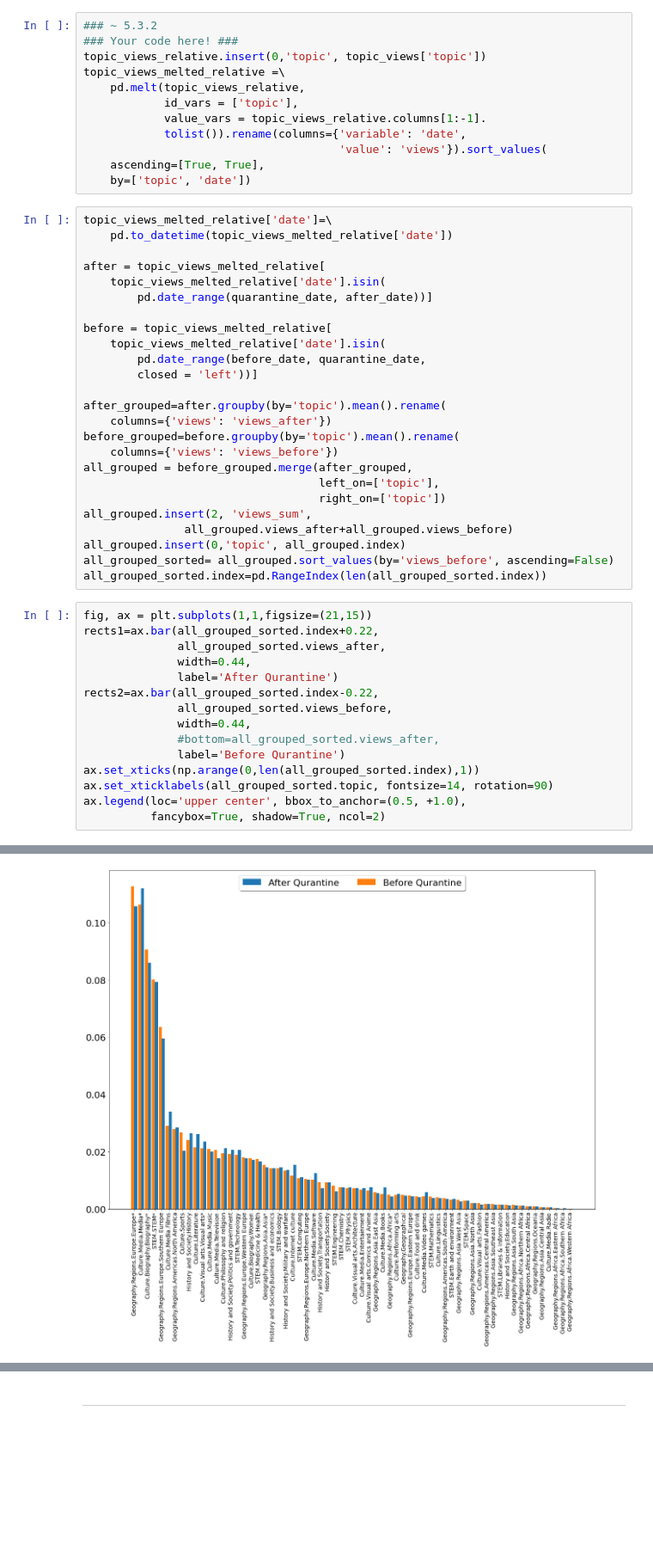
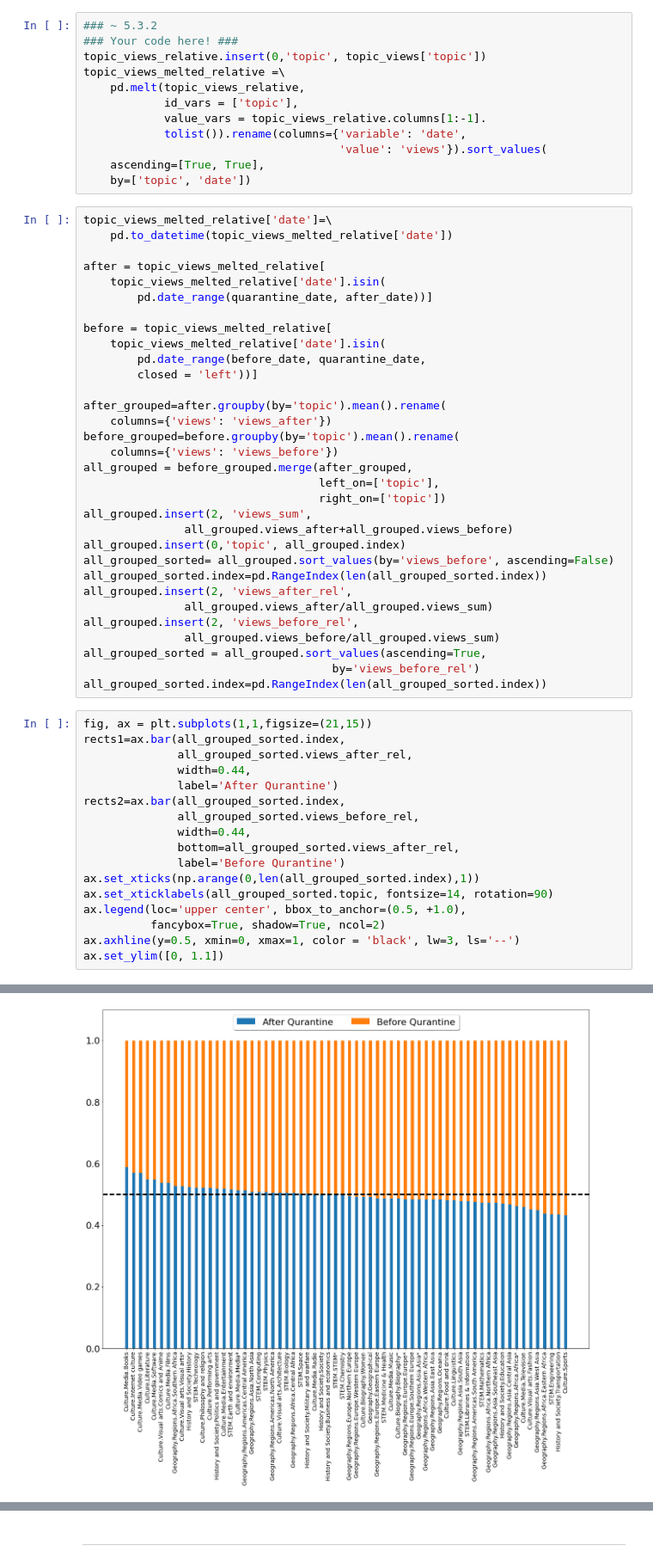
Before and after one commit to alec-flowers/ada-2020-homework1-pandas-pied, a Jupyter notebook: 01 - Pandas Data Wrangling and Data Viz/hw1.ipynb, the cells around one changed output, grey strips where cells are left out. Shown at 86% size. Cells and saved outputs as stored; diff of their text form; blank space fills up the shorter version.

```diff
--- a/01 - Pandas Data Wrangling and Data Viz/hw1.ipynb
+++ b/01 - Pandas Data Wrangling and Data Viz/hw1.ipynb
@@ -802,19 +905,28 @@ all_grouped.insert(2, 'views_sum',
 all_grouped.insert(0,'topic', all_grouped.index)
 all_grouped_sorted= all_grouped.sort_values(by='views_before', ascending=False)
 all_grouped_sorted.index=pd.RangeIndex(len(all_grouped_sorted.index))
+all_grouped.insert(2, 'views_after_rel',
+               all_grouped.views_after/all_grouped.views_sum)
+all_grouped.insert(2, 'views_before_rel',
+               all_grouped.views_before/all_grouped.views_sum)
+all_grouped_sorted = all_grouped.sort_values(ascending=True,
+                                     by='views_before_rel')
+all_grouped_sorted.index=pd.RangeIndex(len(all_grouped_sorted.index))
 # %%
 fig, ax = plt.subplots(1,1,figsize=(21,15))
-rects1=ax.bar(all_grouped_sorted.index+0.22,
-              all_grouped_sorted.views_after,
+rects1=ax.bar(all_grouped_sorted.index,
+              all_grouped_sorted.views_after_rel,
               width=0.44,
               label='After Qurantine')
-rects2=ax.bar(all_grouped_sorted.index-0.22,
-              all_grouped_sorted.views_before,
+rects2=ax.bar(all_grouped_sorted.index,
+              all_grouped_sorted.views_before_rel,
               width=0.44,
-              #bottom=all_grouped_sorted.views_after,
+              bottom=all_grouped_sorted.views_after_rel,
               label='Before Qurantine')
 ax.set_xticks(np.arange(0,len(all_grouped_sorted.index),1))
 ax.set_xticklabels(all_grouped_sorted.topic, fontsize=14, rotation=90)
 ax.legend(loc='upper center', bbox_to_anchor=(0.5, +1.0),
           fancybox=True, shadow=True, ncol=2)
+ax.axhline(y=0.5, xmin=0, xmax=1, color = 'black', lw=3, ls='--')
+ax.set_ylim([0, 1.1])
 # %% [output]
@@ -822 +934 @@ ax.legend(loc='upper center', bbox_to_anchor=(0.5, +1.0),
-[figure, old version]
+[figure, new version]
```
Also changed, not shown: parts of 35 cells of this notebook.
